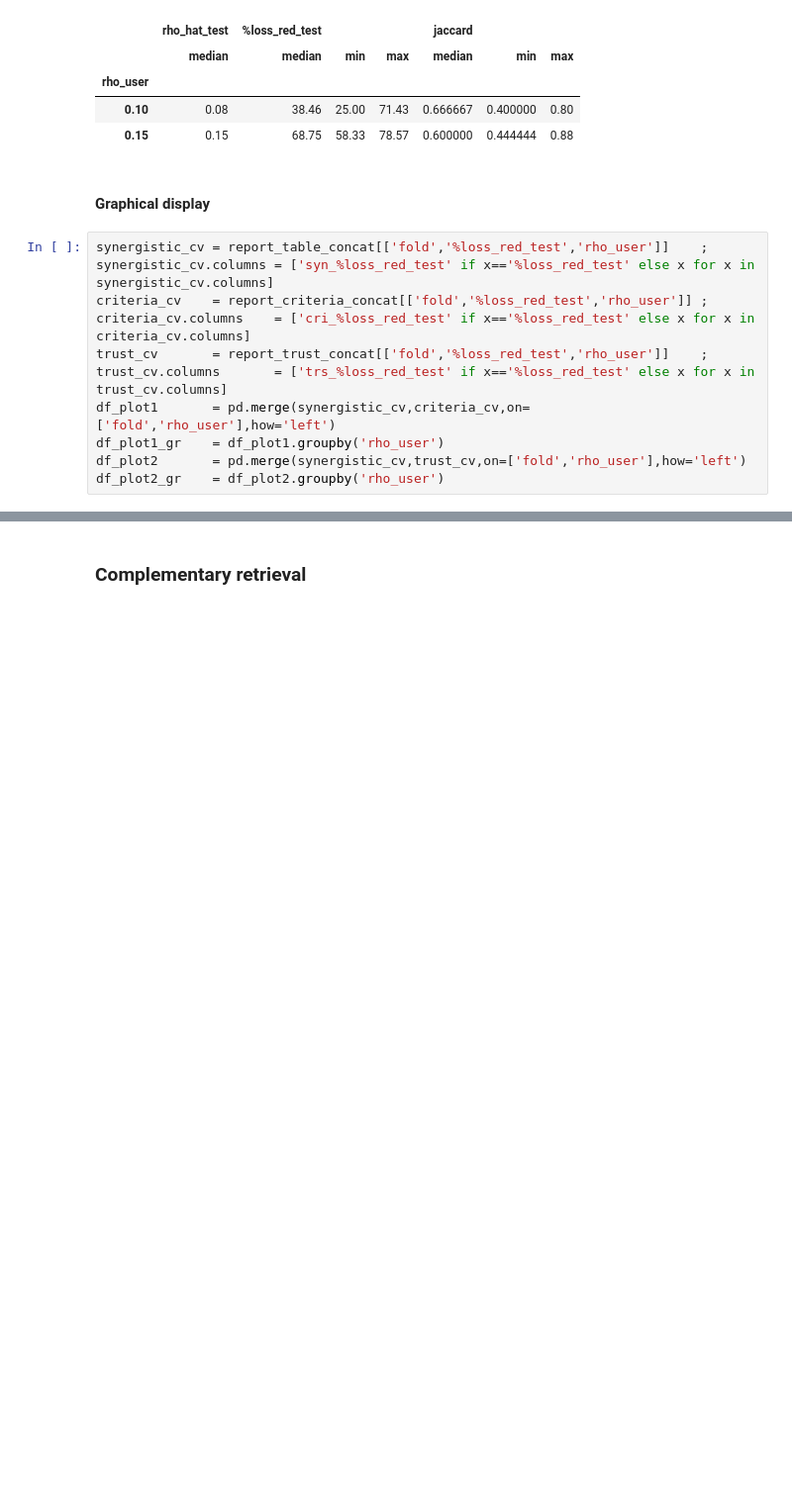
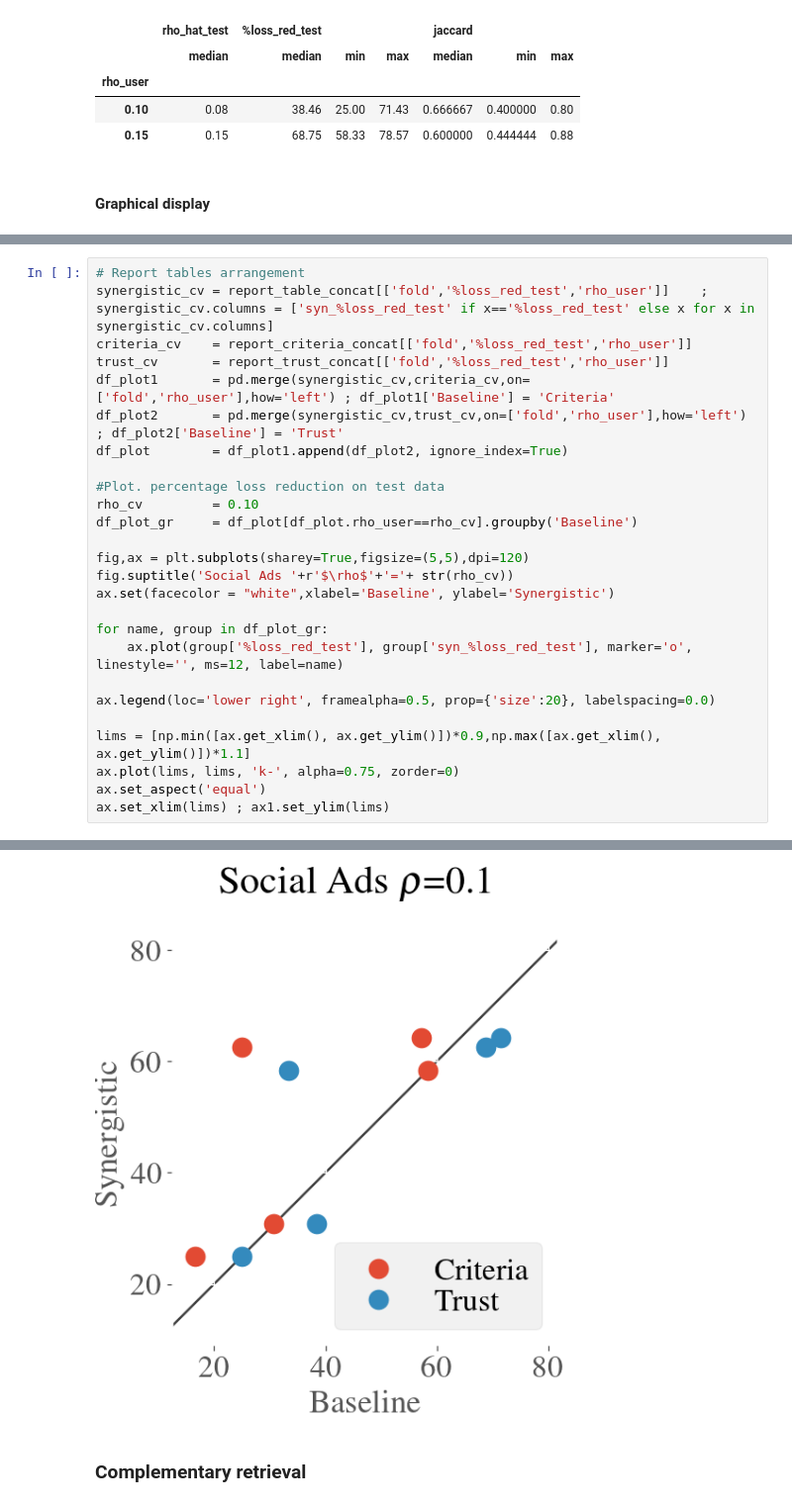
Before and after one commit to cesar-claros/synergistic, a Jupyter notebook: Socialadsnet.ipynb, the cells around one changed output, grey strips where cells are left out. Shown: that part at 99% size. Cells and saved outputs as stored; diff of their text form; blank space fills up the shorter version.

Commit message:
CV plot modification. Only one plot for both baselines given a budget

```diff
--- a/Socialadsnet.ipynb
+++ b/Socialadsnet.ipynb
@@ -608,11 +606,3 @@ report_trust_concat_gr
 | 0.15 | 0.15 | 68.75 | 58.33 | 78.57 | 0.600000 | 0.444444 | 0.88 |
 # %% [markdown]
 #### Graphical display
-# %%
-synergistic_cv = report_table_concat[['fold','%loss_red_test','rho_user']]    ; synergistic_cv.columns = ['syn_%loss_red_test' if x=='%loss_red_test' else x for x in synergistic_cv.columns]
-criteria_cv    = report_criteria_concat[['fold','%loss_red_test','rho_user']] ; criteria_cv.columns    = ['cri_%loss_red_test' if x=='%loss_red_test' else x for x in criteria_cv.columns]
-trust_cv       = report_trust_concat[['fold','%loss_red_test','rho_user']]    ; trust_cv.columns       = ['trs_%loss_red_test' if x=='%loss_red_test' else x for x in trust_cv.columns]
-df_plot1       = pd.merge(synergistic_cv,criteria_cv,on=['fold','rho_user'],how='left')
-df_plot1_gr    = df_plot1.groupby('rho_user')
-df_plot2       = pd.merge(synergistic_cv,trust_cv,on=['fold','rho_user'],how='left')
-df_plot2_gr    = df_plot2.groupby('rho_user')
@@ -646,0 +609,27 @@ findfont: Font family ['serif'] not found. Falling back to DejaVu Sans.
+# %%
+# Report tables arrangement
+synergistic_cv = report_table_concat[['fold','%loss_red_test','rho_user']]    ; synergistic_cv.columns = ['syn_%loss_red_test' if x=='%loss_red_test' else x for x in synergistic_cv.columns]
+criteria_cv    = report_criteria_concat[['fold','%loss_red_test','rho_user']]
+trust_cv       = report_trust_concat[['fold','%loss_red_test','rho_user']]
+df_plot1       = pd.merge(synergistic_cv,criteria_cv,on=['fold','rho_user'],how='left') ; df_plot1['Baseline'] = 'Criteria'
+df_plot2       = pd.merge(synergistic_cv,trust_cv,on=['fold','rho_user'],how='left')    ; df_plot2['Baseline'] = 'Trust'
+df_plot        = df_plot1.append(df_plot2, ignore_index=True)
+
+#Plot. percentage loss reduction on test data
+rho_cv         = 0.10
+df_plot_gr     = df_plot[df_plot.rho_user==rho_cv].groupby('Baseline')
+
+fig,ax = plt.subplots(sharey=True,figsize=(5,5),dpi=120)
+fig.suptitle('Social Ads '+r'$\rho$'+'='+ str(rho_cv))
+ax.set(facecolor = "white",xlabel='Baseline', ylabel='Synergistic')
+
+for name, group in df_plot_gr:
+    ax.plot(group['%loss_red_test'], group['syn_%loss_red_test'], marker='o', linestyle='', ms=12, label=name)
+
+ax.legend(loc='lower right', framealpha=0.5, prop={'size':20}, labelspacing=0.0)
+
+lims = [np.min([ax.get_xlim(), ax.get_ylim()])*0.9,np.max([ax.get_xlim(), ax.get_ylim()])*1.1]
+ax.plot(lims, lims, 'k-', alpha=0.75, zorder=0)
+ax.set_aspect('equal')
+ax.set_xlim(lims) ; ax1.set_ylim(lims)
+# %% [output]
@@ -647,3 +638,4 @@ findfont: Font family ['serif'] not found. Falling back to DejaVu Sans.
+[figure, added]
 # %% [markdown]
 ### Complementary retrieval
 # %%
```
Also changed, not shown: parts of 4 cells of this notebook.
